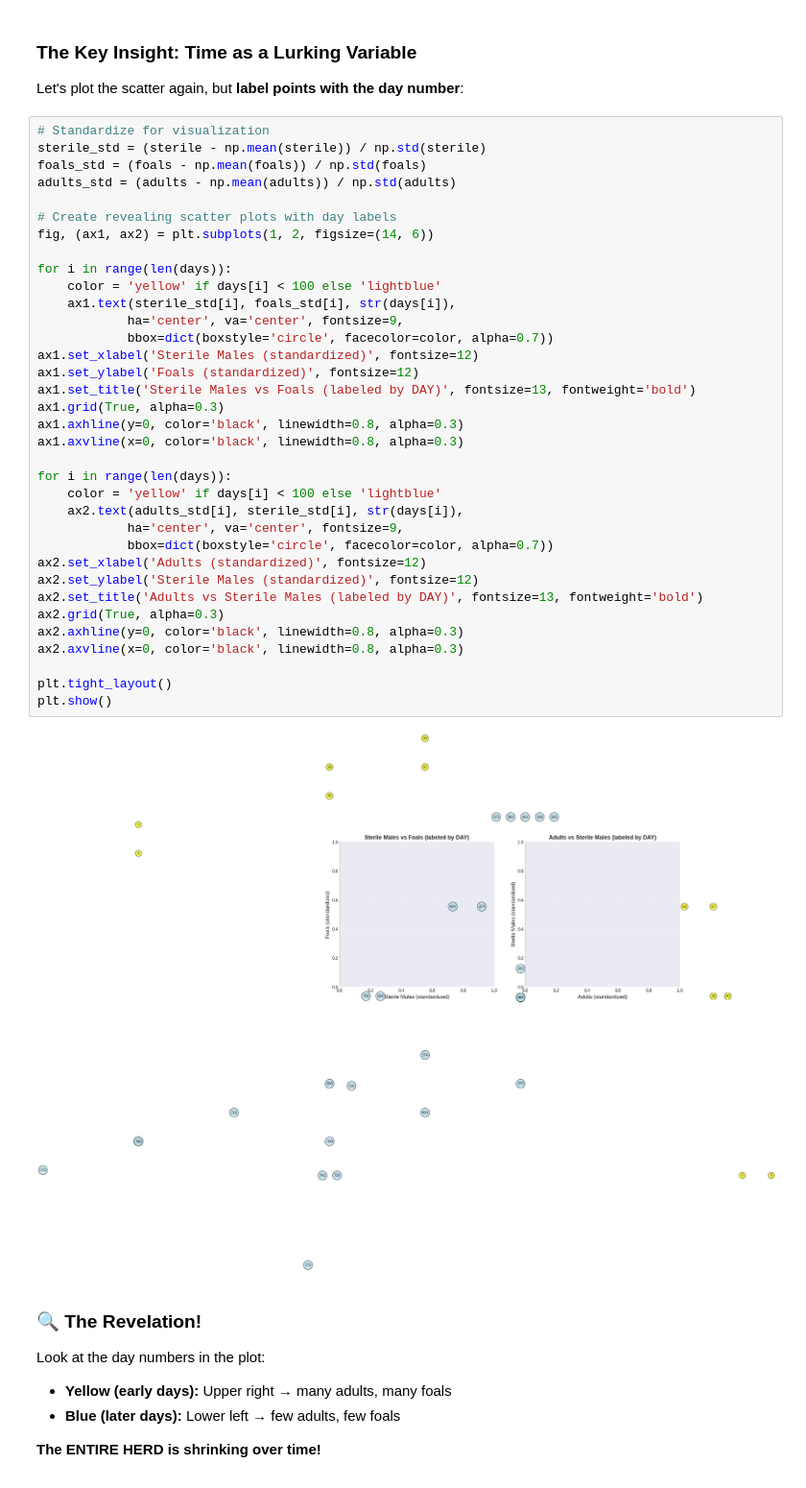
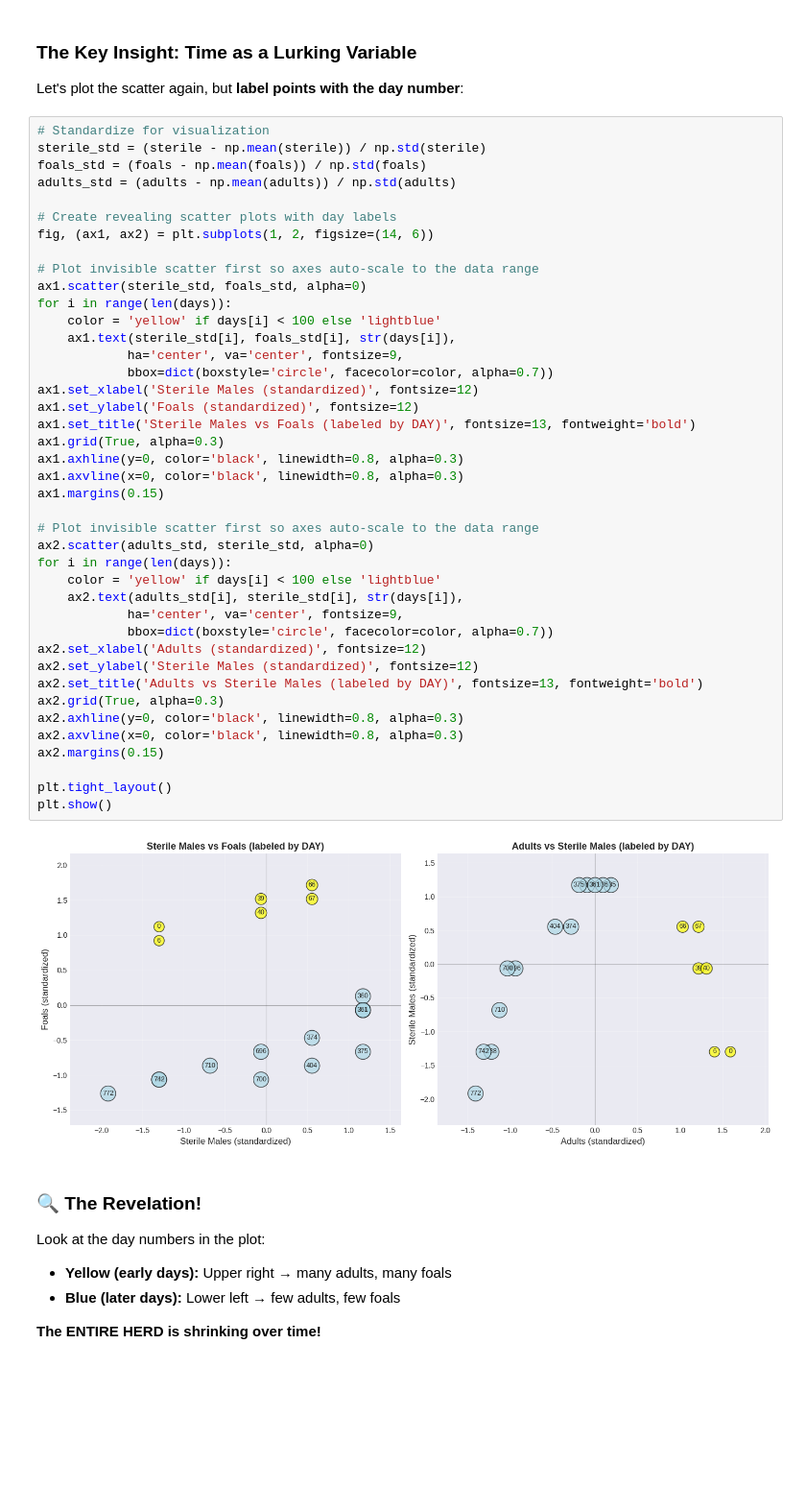
Before and after one commit to chebil/stat, a Jupyter notebook: part1/ch02_correlation.ipynb, the cells around one changed output. Shown at 96% size. Saved outputs shown, nothing was run; the diff lists cells and outputs as text; blank space fills up the shorter version.

```diff
--- a/part1/ch02_correlation.ipynb
+++ b/part1/ch02_correlation.ipynb
@@ -640,34 +658,40 @@ adults_std = (adults - np.mean(adults)) / np.std(adults)
 # Create revealing scatter plots with day labels
 fig, (ax1, ax2) = plt.subplots(1, 2, figsize=(14, 6))
 
+# Plot invisible scatter first so axes auto-scale to the data range
+ax1.scatter(sterile_std, foals_std, alpha=0)
 for i in range(len(days)):
     color = 'yellow' if days[i] < 100 else 'lightblue'
     ax1.text(sterile_std[i], foals_std[i], str(days[i]),
             ha='center', va='center', fontsize=9,
             bbox=dict(boxstyle='circle', facecolor=color, alpha=0.7))
 ax1.set_xlabel('Sterile Males (standardized)', fontsize=12)
 ax1.set_ylabel('Foals (standardized)', fontsize=12)
 ax1.set_title('Sterile Males vs Foals (labeled by DAY)', fontsize=13, fontweight='bold')
 ax1.grid(True, alpha=0.3)
 ax1.axhline(y=0, color='black', linewidth=0.8, alpha=0.3)
 ax1.axvline(x=0, color='black', linewidth=0.8, alpha=0.3)
+ax1.margins(0.15)
 
+# Plot invisible scatter first so axes auto-scale to the data range
+ax2.scatter(adults_std, sterile_std, alpha=0)
 for i in range(len(days)):
     color = 'yellow' if days[i] < 100 else 'lightblue'
     ax2.text(adults_std[i], sterile_std[i], str(days[i]),
             ha='center', va='center', fontsize=9,
             bbox=dict(boxstyle='circle', facecolor=color, alpha=0.7))
 ax2.set_xlabel('Adults (standardized)', fontsize=12)
 ax2.set_ylabel('Sterile Males (standardized)', fontsize=12)
 ax2.set_title('Adults vs Sterile Males (labeled by DAY)', fontsize=13, fontweight='bold')
 ax2.grid(True, alpha=0.3)
 ax2.axhline(y=0, color='black', linewidth=0.8, alpha=0.3)
 ax2.axvline(x=0, color='black', linewidth=0.8, alpha=0.3)
+ax2.margins(0.15)
 
 plt.tight_layout()
 plt.show()
 # %% [output]
-[figure, old version]
+[figure, new version]
 # %% [markdown]
 ### 🔍 The Revelation!
 
```
Also changed, not shown: parts of 7 cells of this notebook, 2 other files.
